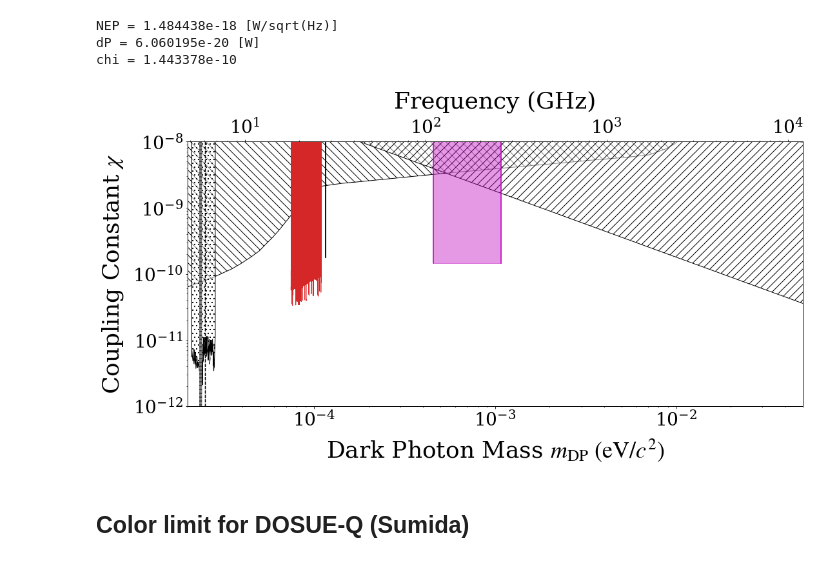
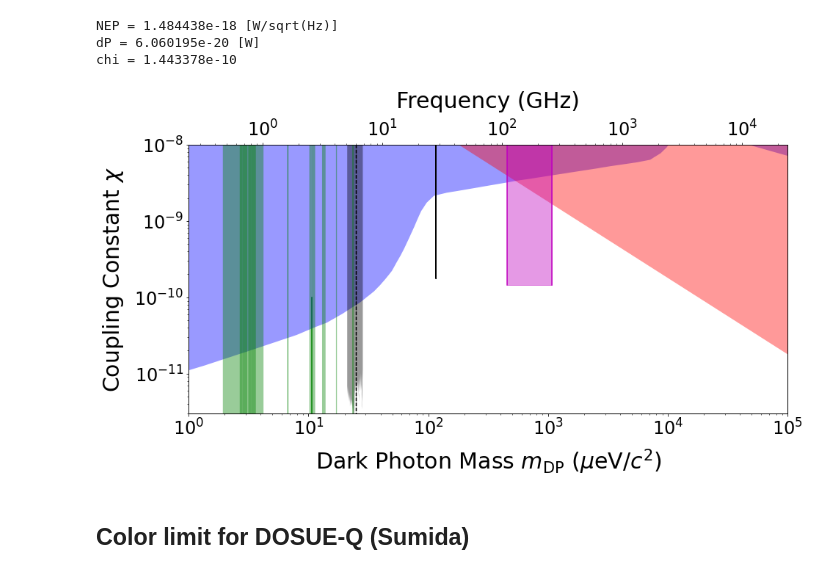
Before and after one commit to sadachi5/dosue-k, a Jupyter notebook: limit_plot.ipynb, the cells around one changed output. Drawn from its saved outputs; the diff is of its cells as text; code cells hidden in the pictures.

```diff
--- a/limit_plot.ipynb
+++ b/limit_plot.ipynb
@@ -936,9 +740,6 @@ def plot_limit_color(
     showThis=True, showKumodes=True, showExperiments=True,
     showSolarLifetime=True, showCMB=True
     ):
-    outdir = './plot/result_figure/'
-    axiondir = '/data/analysis/AxionLimits'
-
 
     # Color Configuration for This (Red)
     this_fill_color='tab:red'
@@ -946,8 +747,6 @@ def plot_limit_color(
     this_lcolor='tab:red'
     this_hatch=''
     this_lw=1
-
-    if not os.path.isdir(outdir): os.makedirs(outdir)
 
     fig = plt.figure(figsize=(14, 8))
     fig.tight_layout()
@@ -1026,9 +825,9 @@ def plot_limit_color(
     plt.rcParams["font.family"] = 'sans'
     fig.tight_layout()
     #plt.show()
-    return fig
+    return fig, sub1
     ## Plot limit without this (color)
 
-fig = plot_limit_color()
+fig, sub1 = plot_limit_color()
 fig.savefig(f"{outdir}/limit_for_slide_nozoom_{outsuffix}.png")
 # %% [output]
@@ -1220,8 +940,8 @@ print(f'chi = {chi:e}')
 freq_min = 110. # GHz
 #freq_min = 170. # GHz
 freq_max = 260. # GHz
-mass_min = freq_min/const # eV
-mass_max = freq_max/const # eV
+mass_min = freq_min/const *1e+6 # ueV
+mass_max = freq_max/const *1e+6 # ueV
 expect_mass = [mass_min, mass_max]
 expect_y1 = [chi, chi]
 expect_y2 = [1., 1.]
@@ -1230,95 +950,19 @@ NEP = 1.484438e-18 [W/sqrt(Hz)]
 dP = 6.060195e-20 [W]
 chi = 1.443378e-10
 # %%
-outdir = './plot/result_figure/'
-axiondir = '/data/analysis/AxionLimits'
-
-# Color Configuration for This (Black&White)
-'''
-this_fill_color='white'
-this_alpha=0.5
-this_lcolor='k'
-this_hatch='....'
-'''
-
-# Color Configuration for This (Red)
-this_fill_color='tab:red'
-this_alpha=1.0
-this_lcolor='tab:red'
-this_hatch=''
-this_lw=1
-
-if not os.path.isdir(outdir): os.makedirs(outdir)
-
-fig = plt.figure(figsize=(16, 15))
-fig.tight_layout()
-plt.rcParams["font.size"] = 28 # Nominal font size
-fs = 36 # Label fontsize
-#plt.suptitle("Constraints for Dark Photon Search")
-plt.subplots_adjust()
-
-# labels
-label_CMB = 'Cosmological Limit'
-label_Solar = 'Solar Lifetime'
-label_SHUKET = 'SHUKET'
-label_Halo = 'Haloscopes'
-label_SQuAD = 'SQuAD'
-label_Knirck = 'Knirck et. al.'
-label_Tomita = 'Tomita et. al.'
-label_This = 'This work'
-
-## Upper Panel ###
-# Create first axes, the top-left plot with green plot
-sub1 = fig.add_subplot(2,1,1) # two rows, two columns, fist cell
-xmin=2e-5
-xmax=5e-2
-ymin=1e-12
-ymax=1e-8
-alpha=0.5
-
-# Cosmology (CMB)
-Limit(sub1, inputpath=f'{axiondir}/limit_data/DarkPhoton/Cosmology_Arias', label=label_CMB,
-      lw=1.0, lalpha=1.0, fillcolor='white', hatch='\\\\', ymax=ymax, alpha=alpha)
-
-# Solar lifetime
-StellarBounds(sub1, text_on=False, inputdir=axiondir,
-    hatches=['//'], fillcolors=['white'], labels=[label_Solar]*3, lalpha=1.0, lw=1.0, alpha=alpha);
-
-# Knirck
-#Limit(sub1, inputpath=f'{axiondir}/limit_data/DarkPhoton/Tokyo-Knirck', label=label_knirck,
-#      lw=1.0, lalpha=1.0, fillcolor='k', hatch='', alpha=alpha)
-
-# SHUKET
-Limit(sub1, inputpath=f'{axiondir}/limit_data/DarkPhoton/SHUKET', label=label_SHUKET,
-      lw=1.0, lalpha=1.0, lc='k', fillcolor='white', hatch='..', alpha=alpha)
-
-# Haloscopes
-Haloscopes(sub1,fs=17,projection=True,text_on=False, inputdir='/data/analysis/AxionLimits',
-    hatches=['--'], fillcolors=['gray'], labels=[label_Halo], lalpha=0.0, lw=0.0, alpha=1.0)
-
-# SQuAD
-Limit(sub1, inputpath=f'{axiondir}/limit_data/DarkPhoton/SQuAD', label=label_SQuAD,
-      lw=1.3, lalpha=1.0, lc='k', ls='--', fillcolor=None, hatch=None, alpha=1.0)
-
-# Tomita
-Limit(sub1, inputpath=f'{axiondir}/limit_data/DarkPhoton/Tokyo-Tomita', label=label_Tomita,
-      lw=1.3, lalpha=1.0, lc='k', ls='-', fillcolor=None, hatch=None, alpha=1.0)
-
-# This
-This(sub1, fillcolor=this_fill_color, alpha=this_alpha, hatch=this_hatch, lcolor=this_lcolor, label=label_This,
-     fs=fs, xmin=xmin, xmax=xmax, ymin=ymin, ymax=ymax, lw=this_lw)
+fig, sub1 = plot_limit_color(showThis=True)
 
 # Expect
 sub1.plot()
 sub1.fill_between(expect_mass, expect_y1, expect_y2, color="m", alpha=0.4)
 sub1.plot([expect_mass[0]]*2, [expect_y1[0],1.], color="m")
 sub1.plot([expect_mass[1]]*2, [expect_y1[0],1.], color="m")
 
 #sub1.legend(loc="center right", fontsize=20).get_frame().set_alpha(1)
 
 fig.tight_layout()
 # %% [output]
-[figure, old version]
+[figure, new version]
 # %% [markdown]
 ## Color limit for DOSUE-Q (Sumida)
 # %%
```
Also changed, not shown: parts of 18 cells of this notebook.
